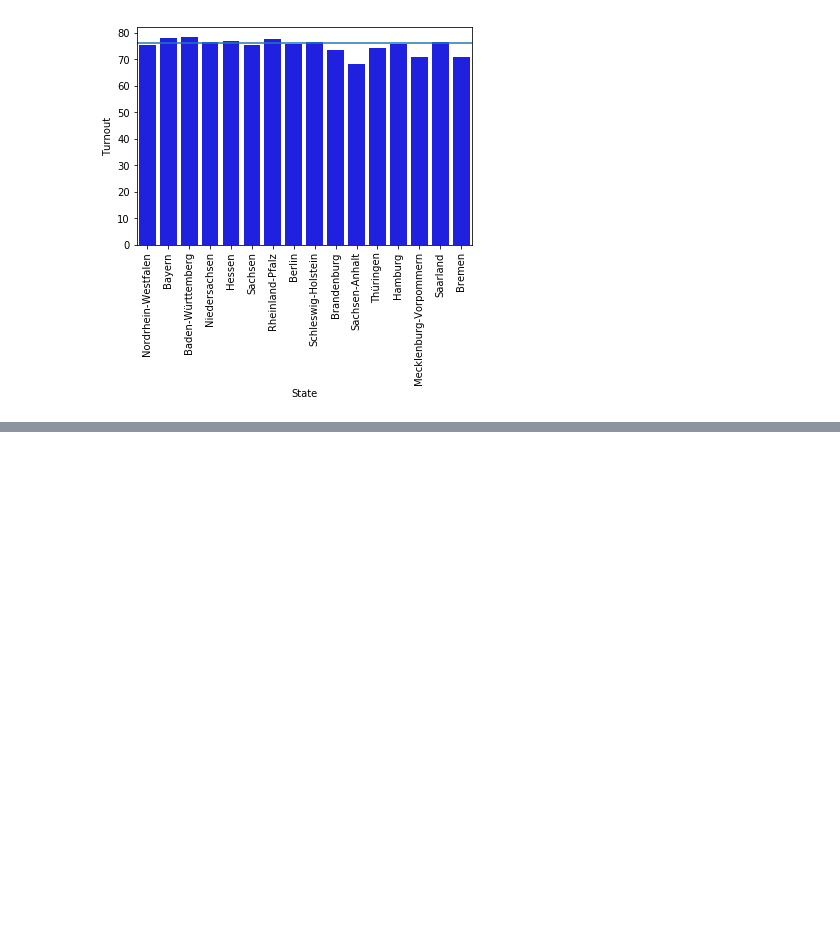
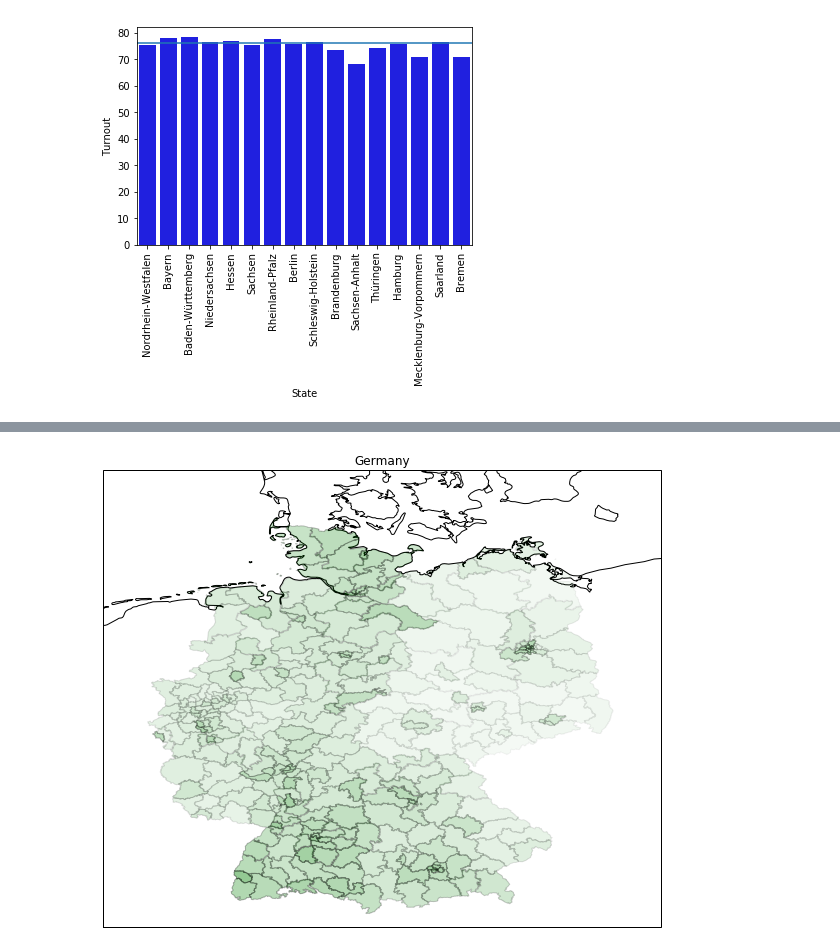
Before and after one commit to pdistler/German-Federal-Election-2017, a Jupyter notebook: exploration_template.ipynb, the cells around one changed output, grey strips where cells are left out. Saved outputs shown, nothing was run; the diff lists cells and outputs as text; code cells hidden in the pictures; blank space fills up the shorter version.

```diff
--- a/exploration_template.ipynb
+++ b/exploration_template.ipynb
@@ -466,0 +118,4 @@ plt.show();
+# %%
+draw_turnout_for_party(party_mapping['Grüne'], 'green')
+# %% [output]
+[figure, added]
```
Also changed, not shown: parts of 45 cells of this notebook.
